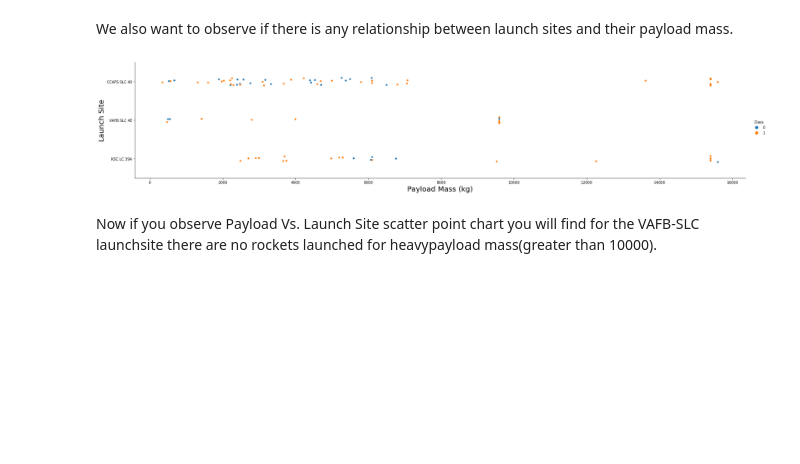
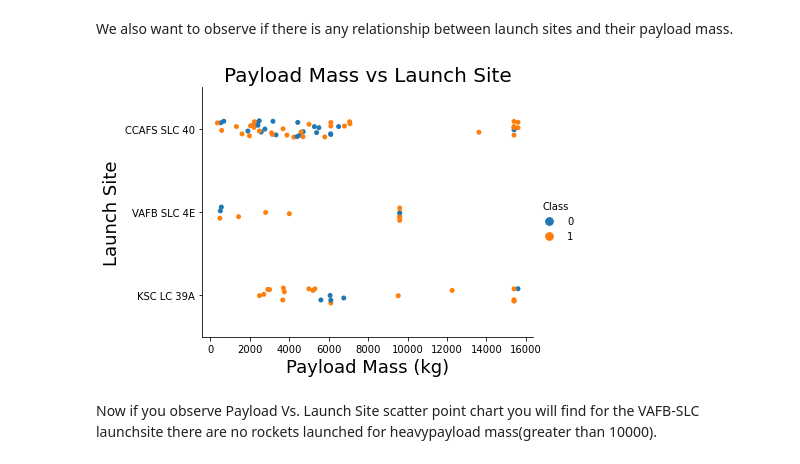
Before and after one commit to timmytandian/IBM-applied-data-science-capstone, a Jupyter notebook: EDA with Visualization.ipynb, the cells around one changed output. Saved outputs shown, nothing was run; the diff lists cells and outputs as text; code cells hidden in the pictures; blank space fills up the shorter version.

```diff
--- a/EDA with Visualization.ipynb
+++ b/EDA with Visualization.ipynb
@@ -102,12 +112,13 @@ Now try to explain the patterns you found in the Flight Number vs. Launch Site s
 We also want to observe if there is any relationship between launch sites and their payload mass.
 # %%
 # Plot a scatter point chart with x axis to be Pay Load Mass (kg) and y axis to be the launch site, and hue to be the class value
-sns.catplot(y="LaunchSite", x="PayloadMass", hue="Class", data=df, aspect = 5)
-plt.xlabel("Payload Mass (kg)",fontsize=20)
-plt.ylabel("Launch Site",fontsize=20)
+sns.catplot(y="LaunchSite", x="PayloadMass", hue="Class", data=df, aspect = 6/4, height=4)
+plt.xlabel("Payload Mass (kg)",fontsize=18)
+plt.ylabel("Launch Site",fontsize=18)
+plt.title('Payload Mass vs Launch Site',fontsize=20)
 plt.show()
 # %% [output]
-[figure, old version]
+[figure, new version]
 # %% [markdown]
 Now if you observe Payload Vs. Launch Site scatter point chart you will find for the VAFB-SLC  launchsite there are no  rockets  launched for  heavypayload mass(greater than 10000).
 # %% [markdown]
```
Also changed, not shown: parts of 7 cells of this notebook.
